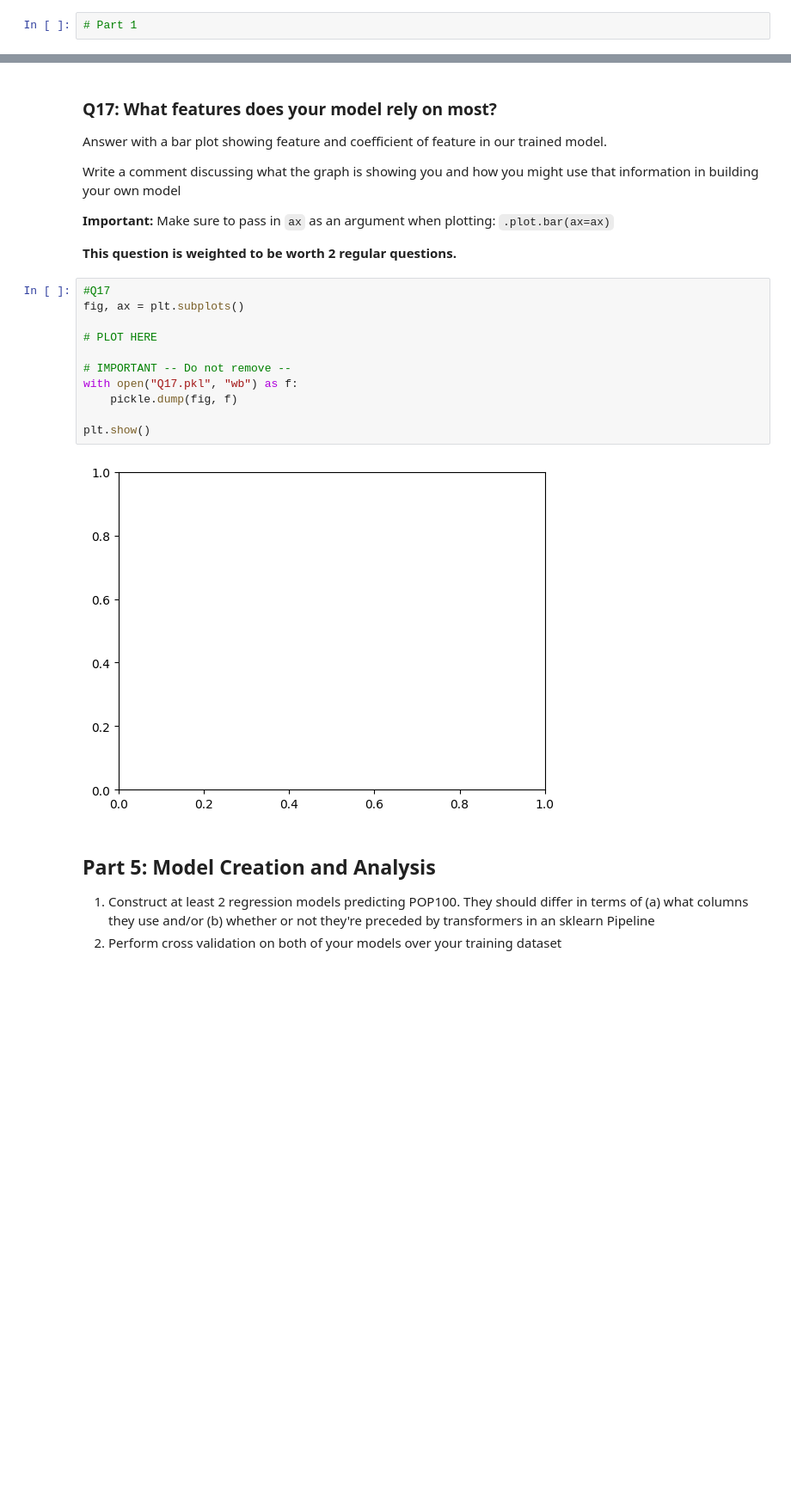
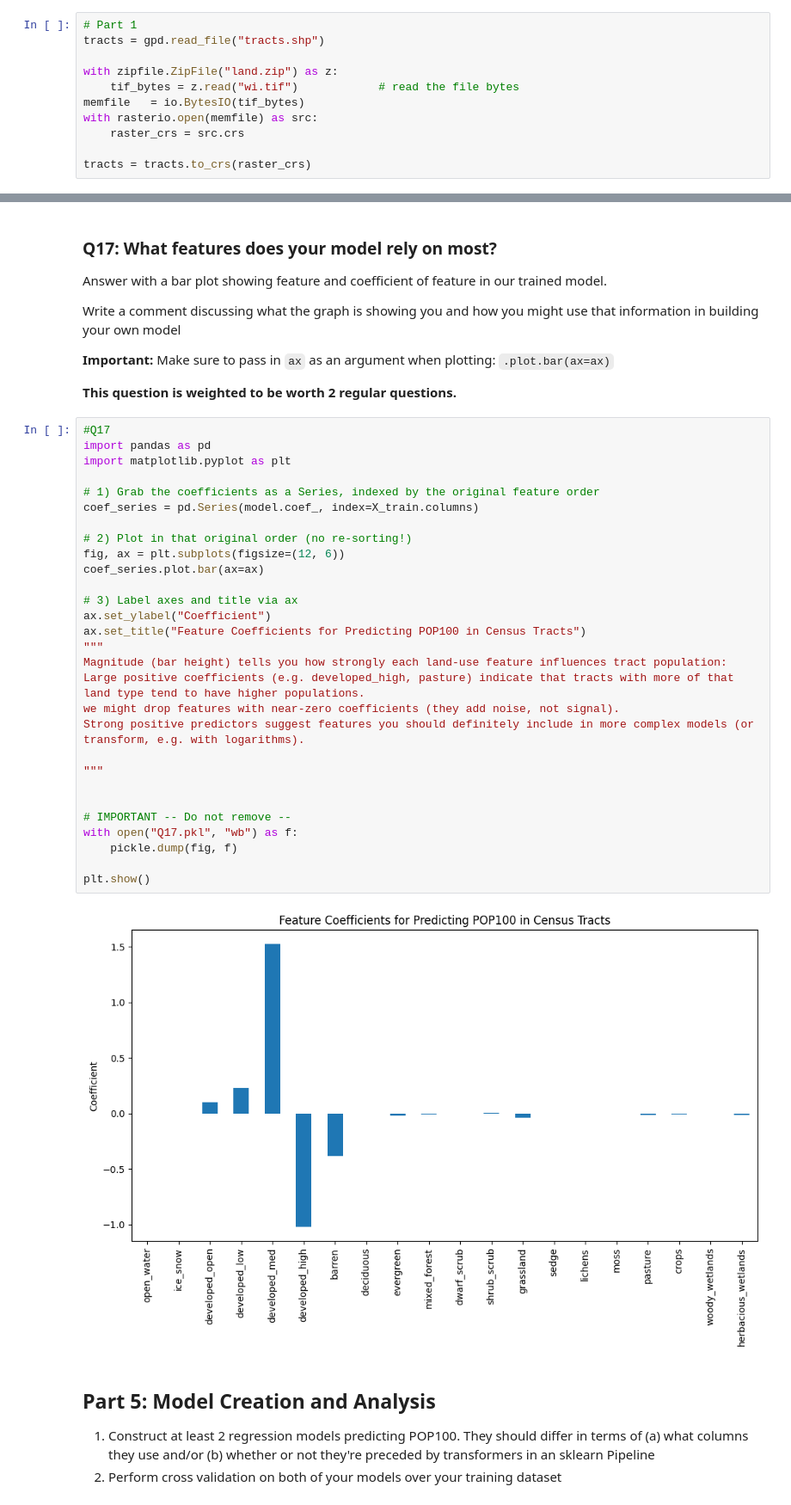
Before and after one commit to ervardaan/cs320-uwmadison-summer2025, a Jupyter notebook: projects/mp7/mp7.ipynb, the cells around one changed output, grey strips where cells are left out. Shown at 86% size. Drawn from its saved outputs; the diff is of its cells as text; blank space fills up the shorter version.

```diff
--- a/projects/mp7/mp7.ipynb
+++ b/projects/mp7/mp7.ipynb
@@ -725,3 +731,12 @@ using features calculated from the land use data.
 4. Construct a regression model to predict POP100. Use all of the new columns you created in step 2 as the features for training.
 # %%
 # Part 1
+tracts = gpd.read_file("tracts.shp")
+
+with zipfile.ZipFile("land.zip") as z:
+    tif_bytes = z.read("wi.tif")            # read the file bytes
+memfile   = io.BytesIO(tif_bytes)
+with rasterio.open(memfile) as src:
+    raster_crs = src.crs
+
+tracts = tracts.to_crs(raster_crs)
@@ -738,17 +790,35 @@ information in building your own model
 **This question is weighted to be worth 2 regular questions.**
 # %%
 #Q17
-fig, ax = plt.subplots()
+import pandas as pd
+import matplotlib.pyplot as plt
 
-# PLOT HERE
+# 1) Grab the coefficients as a Series, indexed by the original feature order
+coef_series = pd.Series(model.coef_, index=X_train.columns)
+
+# 2) Plot in that original order (no re-sorting!)
+fig, ax = plt.subplots(figsize=(12, 6))
+coef_series.plot.bar(ax=ax)
+
+# 3) Label axes and title via ax
+ax.set_ylabel("Coefficient")
+ax.set_title("Feature Coefficients for Predicting POP100 in Census Tracts")
+"""
+Magnitude (bar height) tells you how strongly each land‑use feature influences tract population:
+Large positive coefficients (e.g. developed_high, pasture) indicate that tracts with more of that land type tend to have higher populations.
+we might drop features with near‑zero coefficients (they add noise, not signal).
+Strong positive predictors suggest features you should definitely include in more complex models (or transform, e.g. with logarithms).
+
+"""
+
 
 # IMPORTANT -- Do not remove --
 with open("Q17.pkl", "wb") as f:
     pickle.dump(fig, f)
 
 plt.show()
 # %% [output]
-[figure, old version]
+[figure, new version]
 # %% [markdown]
 ## Part 5: Model Creation and Analysis
 1. Construct at least 2 regression models predicting POP100. They should differ in terms of (a) what columns they use and/or (b) whether or not they're preceded by transformers in an sklearn Pipeline
```
Also changed, not shown: parts of 6 cells of this notebook, 7 other files.
